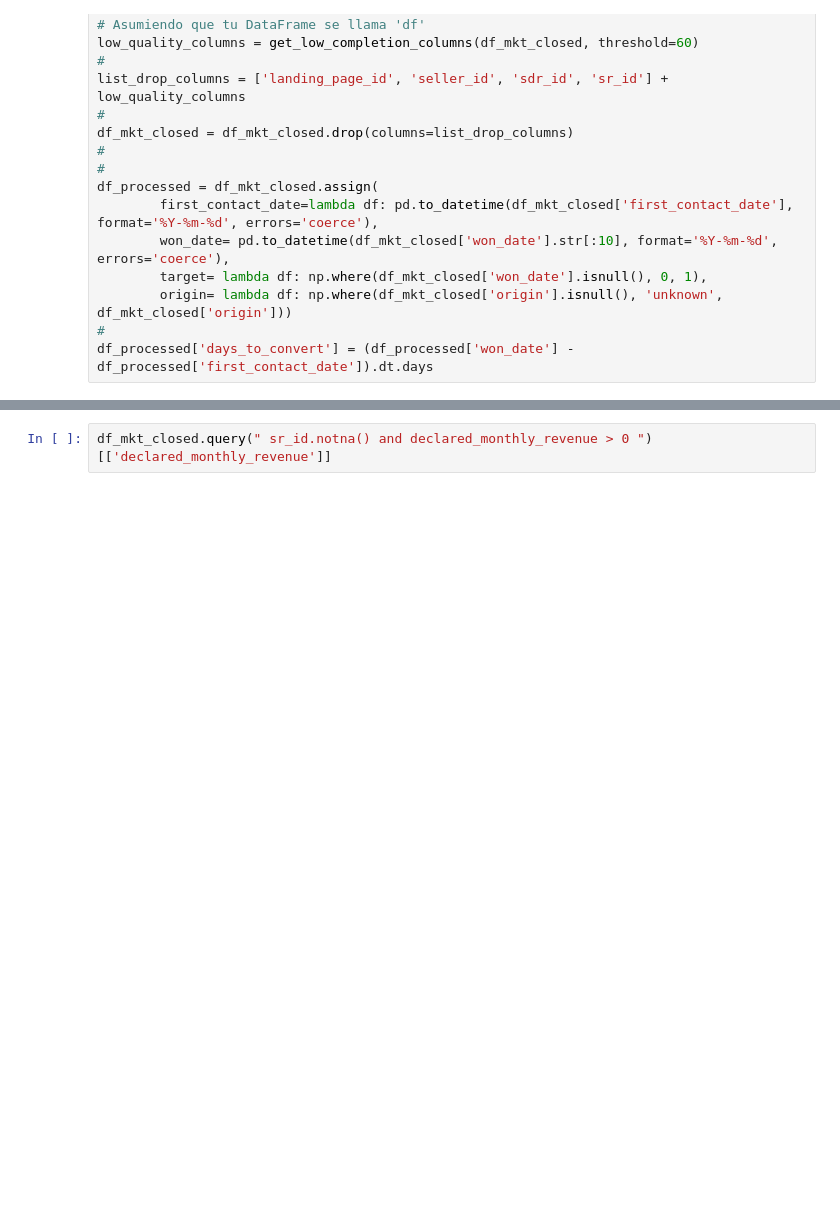
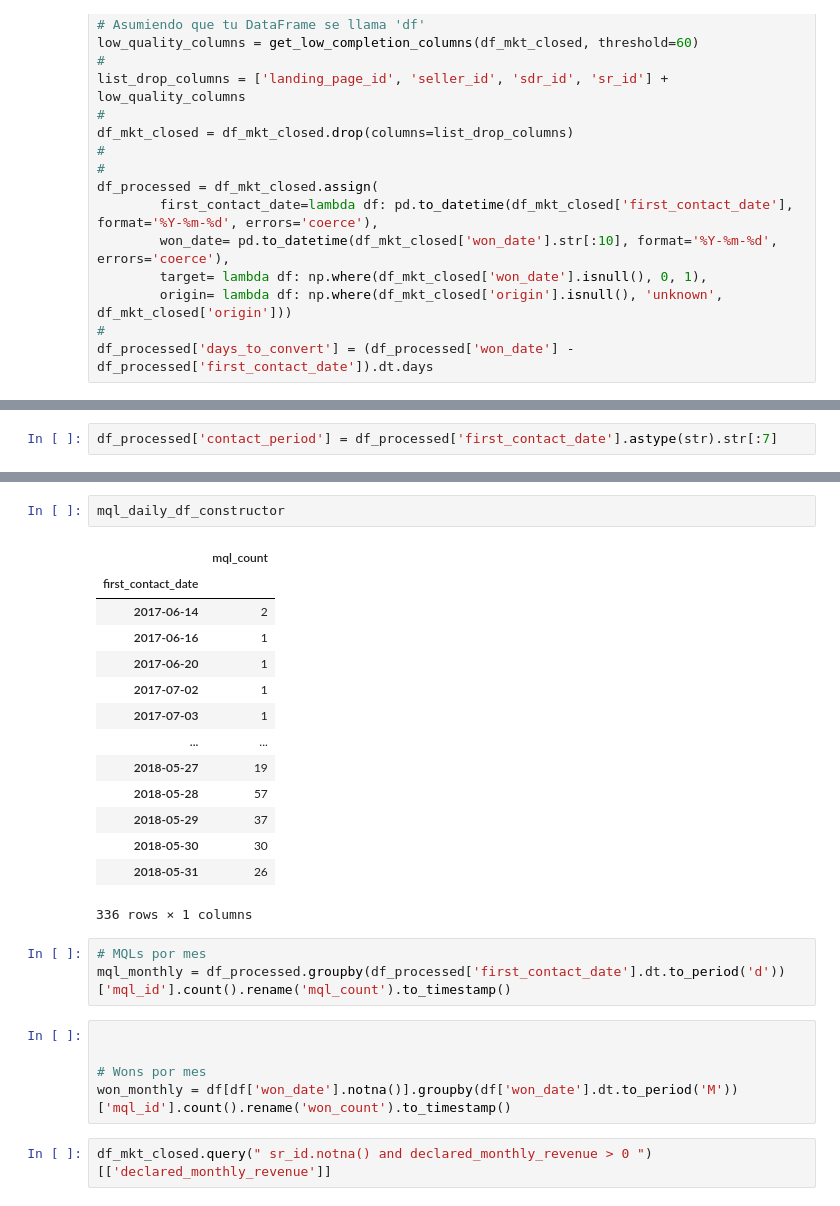
Before and after one commit to jhonfg13/Cobre_Prueba, a Jupyter notebook: notebooks/01_atribucion_conversion_eda.ipynb, the cells around one changed output, grey strips where cells are left out. Drawn from its saved outputs; the diff is of its cells as text; blank space fills up the shorter version.

```diff
--- a/notebooks/01_atribucion_conversion_eda.ipynb
+++ b/notebooks/01_atribucion_conversion_eda.ipynb
@@ -135,0 +153,2 @@ df_mkt_closed.query(" sr_id.notna() and declared_monthly_revenue > 0 ").shape
+# %%
+df_processed['contact_period'] = df_processed['first_contact_date'].astype(str).str[:7]
@@ -136,3 +192,28 @@ df_mkt_closed.query(" sr_id.notna() and declared_monthly_revenue > 0 ").shape
+# %%
+mql_daily_df_constructor
+# %% [output]
+|  | mql_count |
+| first_contact_date |  |
+| 2017-06-14 | 2 |
+| 2017-06-16 | 1 |
+| 2017-06-20 | 1 |
+| 2017-07-02 | 1 |
+| 2017-07-03 | 1 |
+| ... | ... |
+| 2018-05-27 | 19 |
+| 2018-05-28 | 57 |
+| 2018-05-29 | 37 |
+| 2018-05-30 | 30 |
+| 2018-05-31 | 26 |
+336 rows × 1 columns
+# %%
+# MQLs por mes
+mql_monthly = df_processed.groupby(df_processed['first_contact_date'].dt.to_period('d'))['mql_id'].count().rename('mql_count').to_timestamp()
+# %%
+
+
+# Wons por mes
+won_monthly = df[df['won_date'].notna()].groupby(df['won_date'].dt.to_period('M'))['mql_id'].count().rename('won_count').to_timestamp()
 # %%
 df_mkt_closed.query(" sr_id.notna() and declared_monthly_revenue > 0 ")[['declared_monthly_revenue']]
 # %% [output]
```
Also changed, not shown: parts of 25 cells of this notebook, 1 other file.
